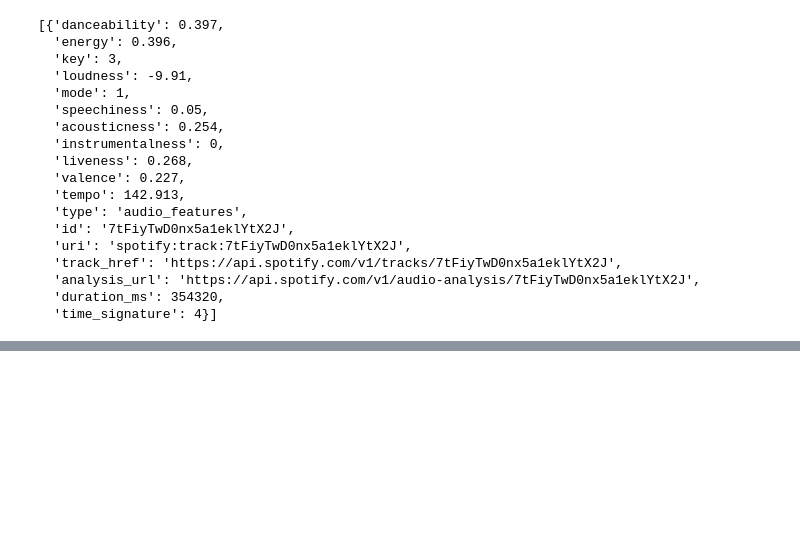
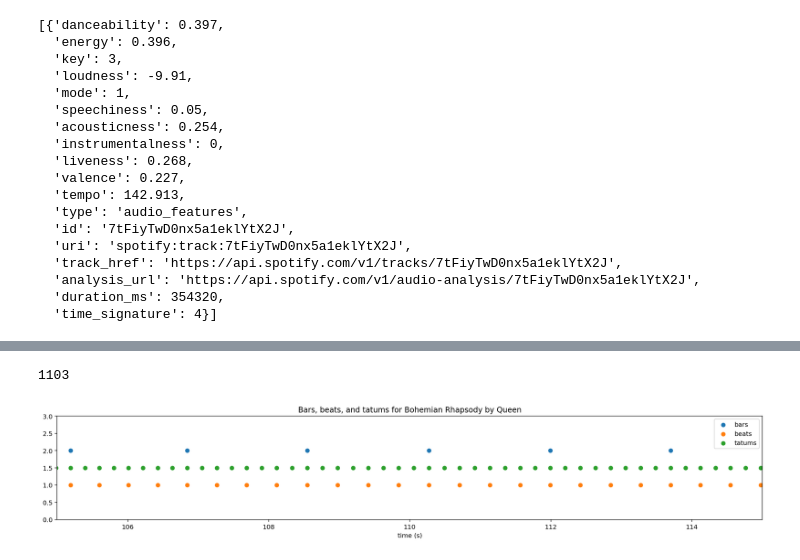
Before and after one commit to mhfisch/production-value, a Jupyter notebook: spotipy_tutorial.ipynb, the cells around one changed output, grey strips where cells are left out. Saved outputs shown, nothing was run; the diff lists cells and outputs as text; code cells hidden in the pictures; blank space fills up the shorter version.

```diff
--- a/spotipy_tutorial.ipynb
+++ b/spotipy_tutorial.ipynb
@@ -197,0 +212,4 @@ br_features
+# %%
+len(br_analysis['segments'])
+# %% [output]
+1103
@@ -197,0 +218,25 @@ br_features
+# %%
+br_bars = []
+for bar in br_analysis['bars']:
+    br_bars.append(bar['start'])
+
+br_beats = []
+for beat in br_analysis['beats']:
+    br_beats.append(beat['start'])
+
+br_tatums = []
+for tatum in br_analysis['tatums']:
+    br_tatums.append(tatum['start'])
+# %%
+plt.figure(figsize = (20,3))
+plt.scatter(x = br_bars, y = 2*np.ones(len(br_bars)), label = 'bars')
+plt.scatter(x = br_beats, y = 1*np.ones(len(br_beats)), label = 'beats')
+plt.scatter(x = br_tatums, y = 1.5*np.ones(len(br_tatums)), label = 'tatums')
+plt.xlim((105,115))
+plt.ylim((0,3))
+plt.legend()
+plt.xlabel('time (s)')
+plt.title('Bars, beats, and tatums for Bohemian Rhapsody by Queen')
+plt.show()
+# %% [output]
+[figure, added]
```
Also changed, not shown: parts of 9 cells of this notebook.
